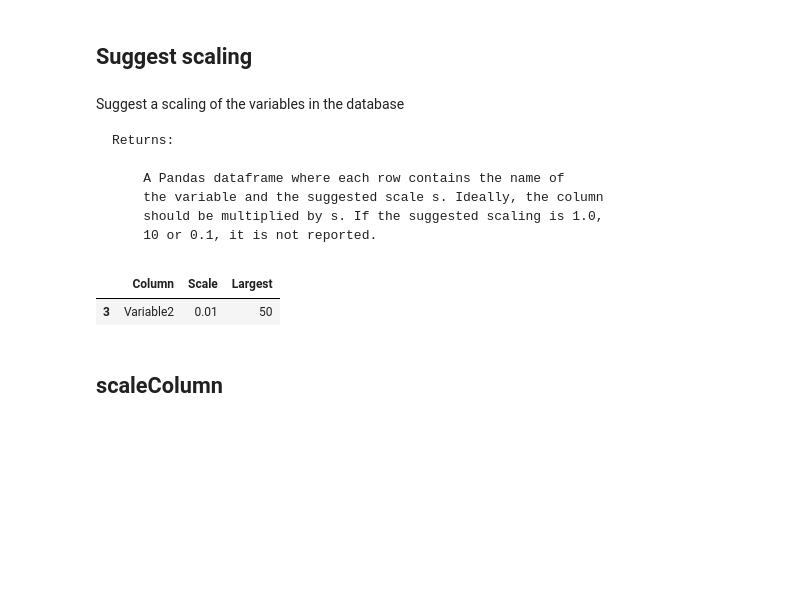
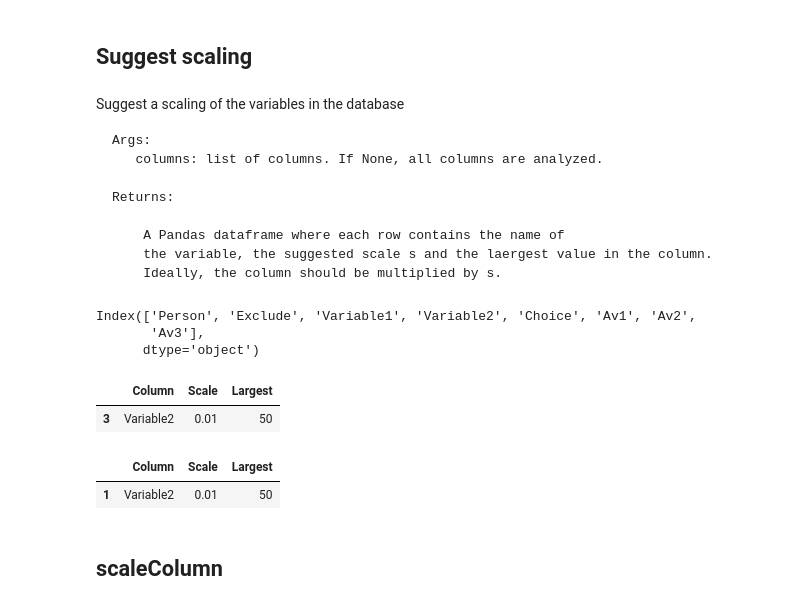
Before and after one commit to michelbierlaire/biogeme, a Jupyter notebook: examples/notebooks/biogeme.database.ipynb, the cells around one changed output. Cells and saved outputs as stored; diff of their text form; code cells hidden in the pictures; blank space fills up the shorter version.

```diff
--- a/examples/notebooks/biogeme.database.ipynb
+++ b/examples/notebooks/biogeme.database.ipynb
@@ -125,18 +142,31 @@ print(result)
 ## Suggest scaling
 # %% [markdown]
 Suggest a scaling of the variables in the database
+
+    Args:
+       columns: list of columns. If None, all columns are analyzed.
 
     Returns:
 
         A Pandas dataframe where each row contains the name of
-        the variable and the suggested scale s. Ideally, the column
-        should be multiplied by s. If the suggested scaling is 1.0,
-        10 or 0.1, it is not reported.
+        the variable, the suggested scale s and the laergest value in the column.
+        Ideally, the column should be multiplied by s.
+# %%
+myData.data.columns
+# %% [output]
+Index(['Person', 'Exclude', 'Variable1', 'Variable2', 'Choice', 'Av1', 'Av2',
+       'Av3'],
+      dtype='object')
 # %%
 myData.suggestScaling()
 # %% [output]
 |  | Column | Scale | Largest |
 | 3 | Variable2 | 0.01 | 50 |
+# %%
+myData.suggestScaling(columns=['Variable1', 'Variable2'])
+# %% [output]
+|  | Column | Scale | Largest |
+| 1 | Variable2 | 0.01 | 50 |
 # %% [markdown]
 ## scaleColumn
 # %% [markdown]
```
Also changed, not shown: parts of 30 cells of this notebook, 14 other files.
